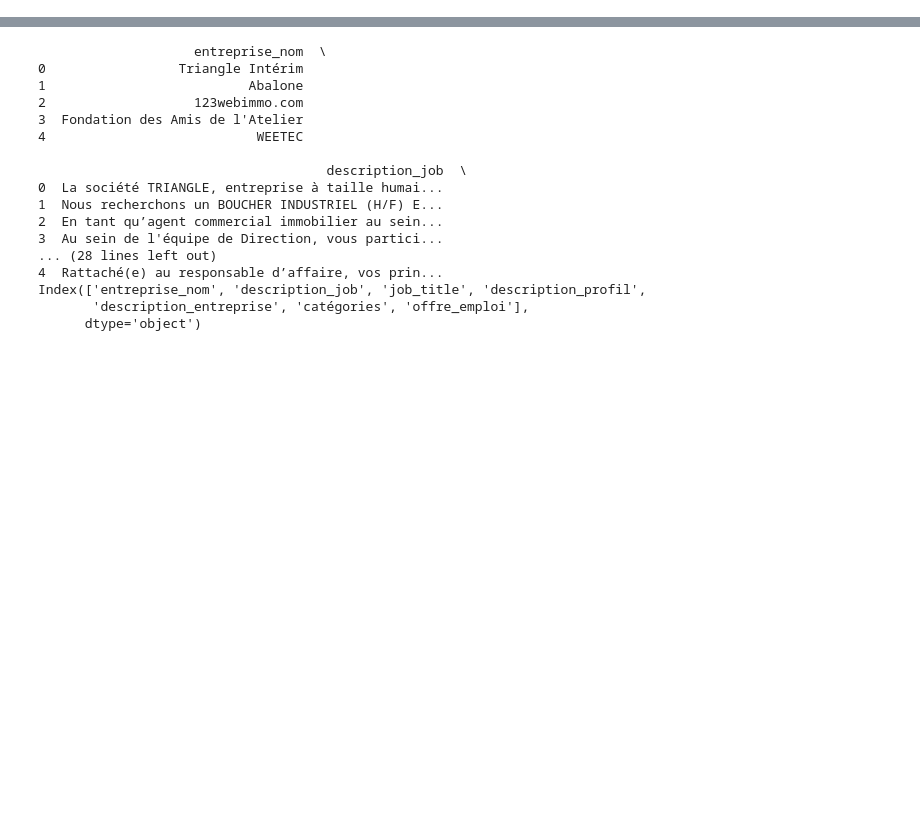
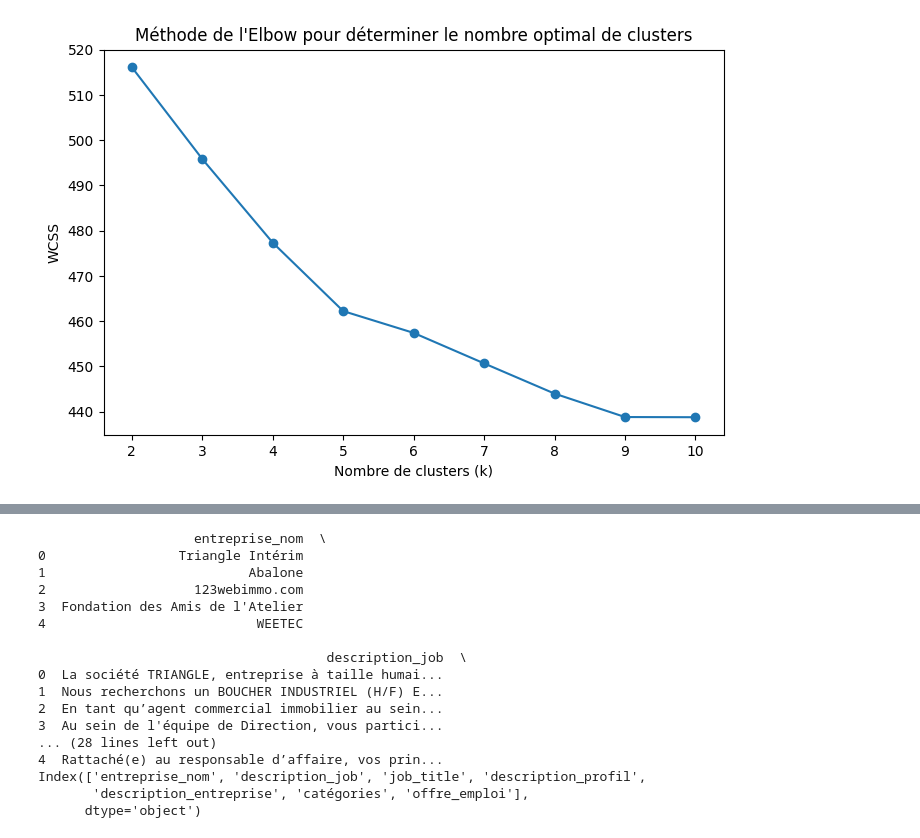
Before and after one commit to philipaslls/statapp, a Jupyter notebook: main.ipynb, the cells around one changed output, grey strips where cells are left out. Drawn from its saved outputs; the diff is of its cells as text; code cells hidden in the pictures; blank space fills up the shorter version.

Commit message:
main kmeans++

```diff
--- a/main.ipynb
+++ b/main.ipynb
@@ -230,0 +234,94 @@ df["valeur_dominante_2"] = df["offre_emploi"].apply(lambda x: classify_offer2(x)
+# %%
+from transformers import CamembertTokenizer, CamembertModel
+from sklearn.cluster import KMeans
+
+# 1. Chargement du fichier CSV lemmatisé
+# Ici on suppose que le fichier se trouve dans le dossier courant.
+# Ajuste le séparateur si besoin (dans cet exemple, on utilise la virgule).
+file_path = os.path.join(os.getcwd(), "lematised700.csv")
+df = pd.read_csv(file_path, sep=",", low_memory=False)
+
+# Affichage rapide des premières lignes pour vérifier
+print("Aperçu du DataFrame :")
+print(df.head())
+
+# 2. Création de la colonne 'offre_emploi' en fusionnant toutes les colonnes sauf 'catégories'
+# On utilise ici une fusion de toutes les colonnes dont le nom (en minuscule) n'est pas 'catégories'
+cols_to_merge = [col for col in df.columns if col.lower() != "catégories"]
+df["offre_emploi"] = df[cols_to_merge].apply(lambda x: " ".join(x.dropna().astype(str)), axis=1)
+
+# Vérification rapide de la nouvelle colonne
+print("\nAperçu de la colonne 'offre_emploi' fusionnée :")
+print(df["offre_emploi"].head())
+
+# 3. Extraction des embeddings pour chaque offre d'emploi avec Camembert
+model_name = "camembert-base"
+device = "cuda" if torch.cuda.is_available() else "cpu"
+tokenizer = CamembertTokenizer.from_pretrained(model_name)
+model = CamembertModel.from_pretrained(model_name)
+model.to(device)
+model.eval()
+
+def embed_text(text):
+    inputs = tokenizer(text,
+                       return_tensors="pt",
+                       truncation=True,
+                       padding="max_length",
+                       max_length=512)
+    inputs = {k: v.to(device) for k, v in inputs.items()}
+    with torch.no_grad():
+        outputs = model(**inputs)
+    # Extraction de la représentation du premier token ([CLS])
+    return outputs.last_hidden_state[:, 0, :].squeeze().cpu().numpy()
+
+print("\nCalcul des embeddings avec Camembert (cela peut prendre quelques minutes)...")
+texts = df["offre_emploi"].tolist()
+embeddings = np.array([embed_text(text) for text in texts])
+print("Embeddings calculés :", embeddings.shape)
+
+# 4. Elbow Method pour déterminer le nombre optimal de clusters
+wcss = []  # Within-Cluster Sum of Squares
+K_range = range(2, 11)
+for k in K_range:
+    kmeans = KMeans(n_clusters=k, init="k-means++", random_state=42)
+    kmeans.fit(embeddings)
+    wcss.append(kmeans.inertia_)
+
+# Affichage du graphique Elbow pour visualiser la diminution de WCSS
+plt.figure(figsize=(8, 5))
+plt.plot(K_range, wcss, marker="o")
+plt.xlabel("Nombre de clusters (k)")
+plt.ylabel("WCSS")
+plt.title("Méthode de l'Elbow pour déterminer le nombre optimal de clusters")
+plt.show()
+
+# À partir du graphique, choisissons par exemple k = 5 (adapte ce nombre si besoin)
+optimal_k = 5
+print("\nNombre de clusters choisi (optimal_k) :", optimal_k)
+
+# 5. Application de KMeans avec initialisation k-means++
+kmeans = KMeans(n_clusters=optimal_k, init="k-means++", random_state=42)
+cluster_labels = kmeans.fit_predict(embeddings)
+
+# Ajout des labels de cluster au DataFrame initial
+df["cluster"] = cluster_labels
+
+# 6. Création d'un DataFrame final regroupant les offres par cluster
+clusters_dict = {}
+for cluster in range(optimal_k):
+    # Liste des offres appartenant à ce cluster
+    offers = df[df["cluster"] == cluster]["offre_emploi"].tolist()
+    clusters_dict[f"cluster_{cluster}"] = offers
+
+# Pour avoir le même nombre de lignes par colonne, compléter avec NaN
+max_offers = max(len(lst) for lst in clusters_dict.values())
+for key in clusters_dict:
+    clusters_dict[key] += [np.nan] * (max_offers - len(clusters_dict[key]))
+
+df_clusters = pd.DataFrame(clusters_dict)
+
+# Sauvegarde du résultat dans un CSV (séparateur ;)
+output_path = os.path.join(os.getcwd(), "kmeans_clusters.csv")
+df_clusters.to_csv(output_path, sep=";", index=False, encoding="utf-8")
+print("\nFichier de clustering sauvegardé :", output_path)
+# %% [output]
@@ -230,0 +345 @@ df["valeur_dominante_2"] = df["offre_emploi"].apply(lambda x: classify_offer2(x)
+[figure, added]
```
Also changed, not shown: parts of 9 cells of this notebook.
